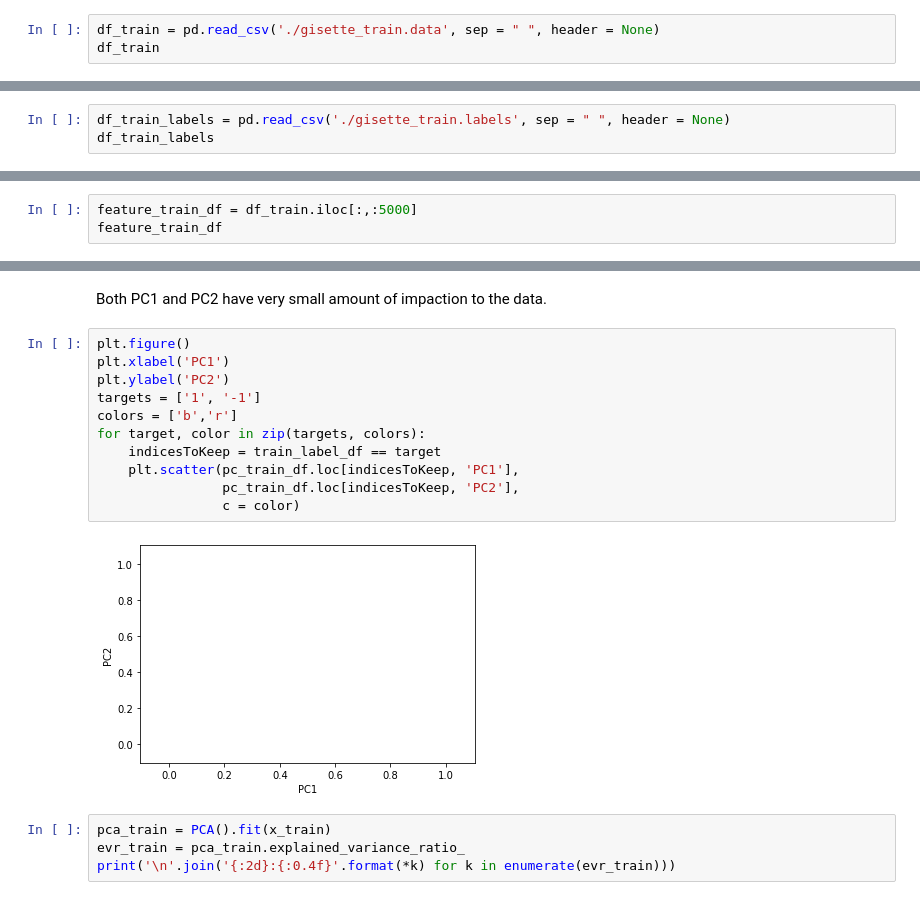
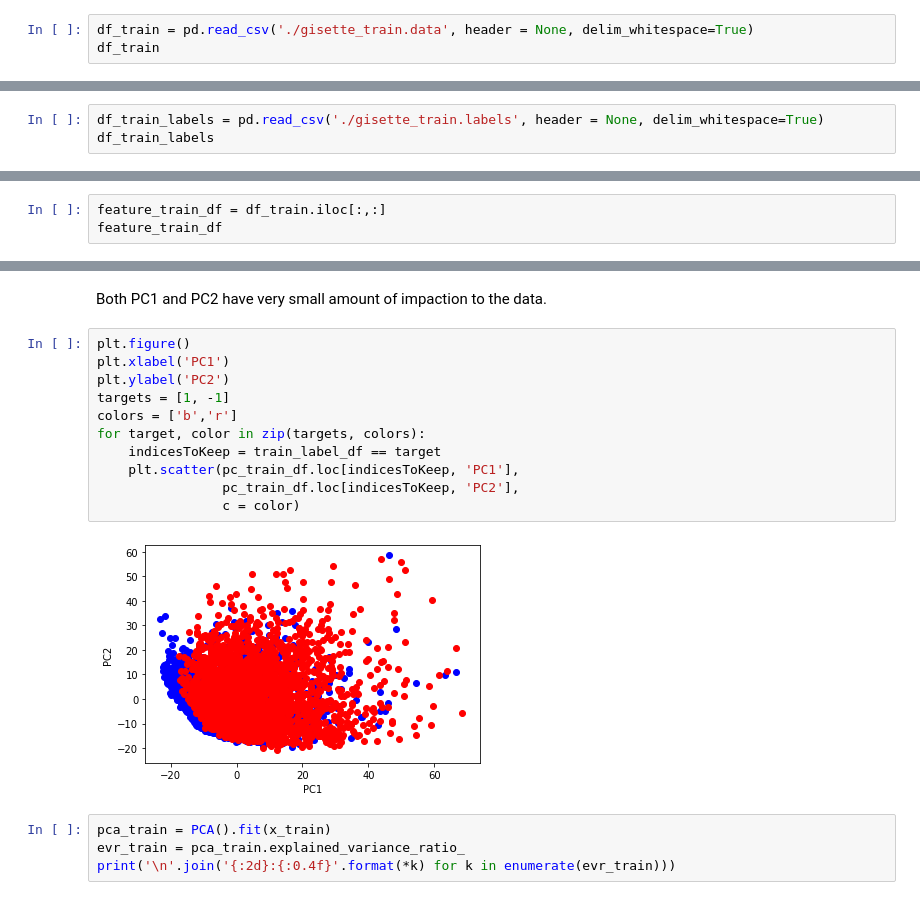
Before and after one commit to USF-CS-663-Spring-2020/lab-03-pca-eggchul, a Jupyter notebook: lab3.ipynb, the cells around one changed output, grey strips where cells are left out. Cells and saved outputs as stored; diff of their text form.

```diff
--- a/lab3.ipynb
+++ b/lab3.ipynb
@@ -147,7 +147,7 @@ The elbow point will be around 13~14 components.
 # %% [markdown]
 ### Gisette train data
 # %%
-df_train = pd.read_csv('./gisette_train.data', sep = " ", header = None)
+df_train = pd.read_csv('./gisette_train.data', header = None, delim_whitespace=True)
 df_train
 # %% [output]
 |  | 0 | 1 | 2 | 3 | 4 | 5 | 6 | 7 | 8 | 9 | ... | ... |
@@ -166,5 +166,5 @@ df_train
 # %%
-df_train_labels = pd.read_csv('./gisette_train.labels', sep = " ", header = None)
+df_train_labels = pd.read_csv('./gisette_train.labels', header = None, delim_whitespace=True)
 df_train_labels
 # %% [output]
 |  | 0 |
@@ -181,7 +181,7 @@ df_train_labels
 | 5999 | -1 |
 6000 rows × 1 columns
 # %%
-feature_train_df = df_train.iloc[:,:5000]
+feature_train_df = df_train.iloc[:,:]
 feature_train_df
 # %% [output]
 |  | 0 | 1 | 2 | 3 | 4 | 5 | 6 | 7 | 8 | 9 | ... | ... |
@@ -248,16 +264,16 @@ Both PC1 and PC2 have very small amount of impaction to the data.
 # %%
 plt.figure()
 plt.xlabel('PC1')
 plt.ylabel('PC2')
-targets = ['1', '-1']
+targets = [1, -1]
 colors = ['b','r']
 for target, color in zip(targets, colors):
     indicesToKeep = train_label_df == target
     plt.scatter(pc_train_df.loc[indicesToKeep, 'PC1'],
                 pc_train_df.loc[indicesToKeep, 'PC2'],
                 c = color)
 # %% [output]
-[figure, old version]
+[figure, new version]
 # %%
 pca_train = PCA().fit(x_train)
 evr_train = pca_train.explained_variance_ratio_
```
Also changed, not shown: parts of 16 cells of this notebook.
